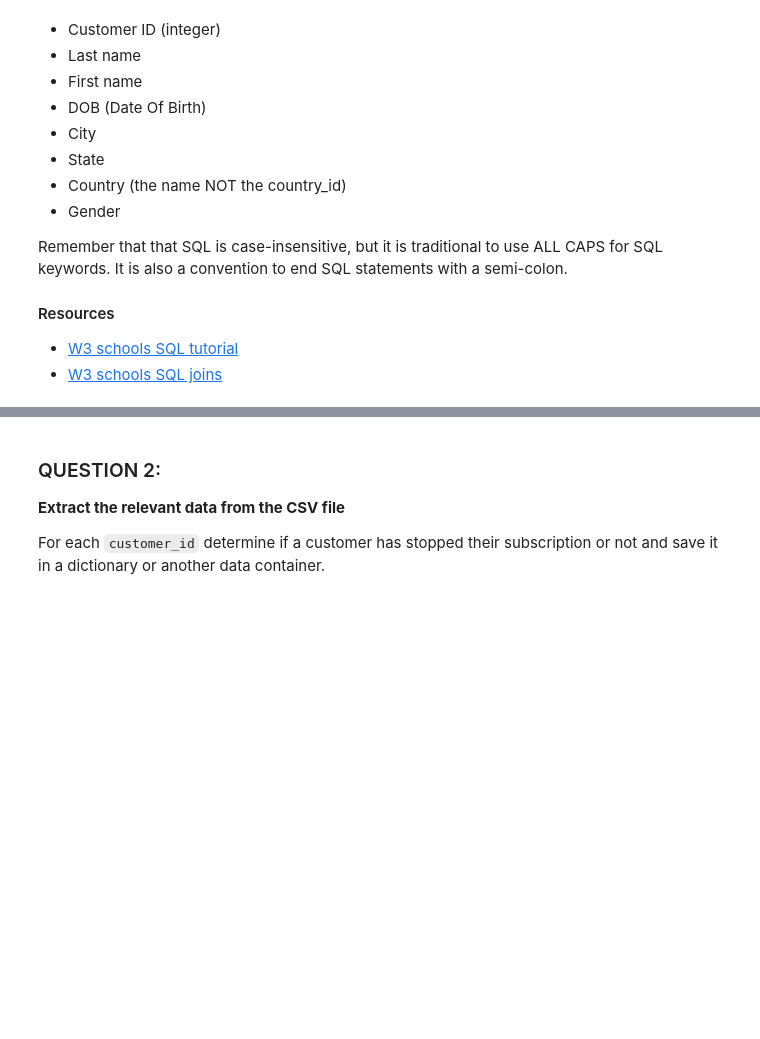
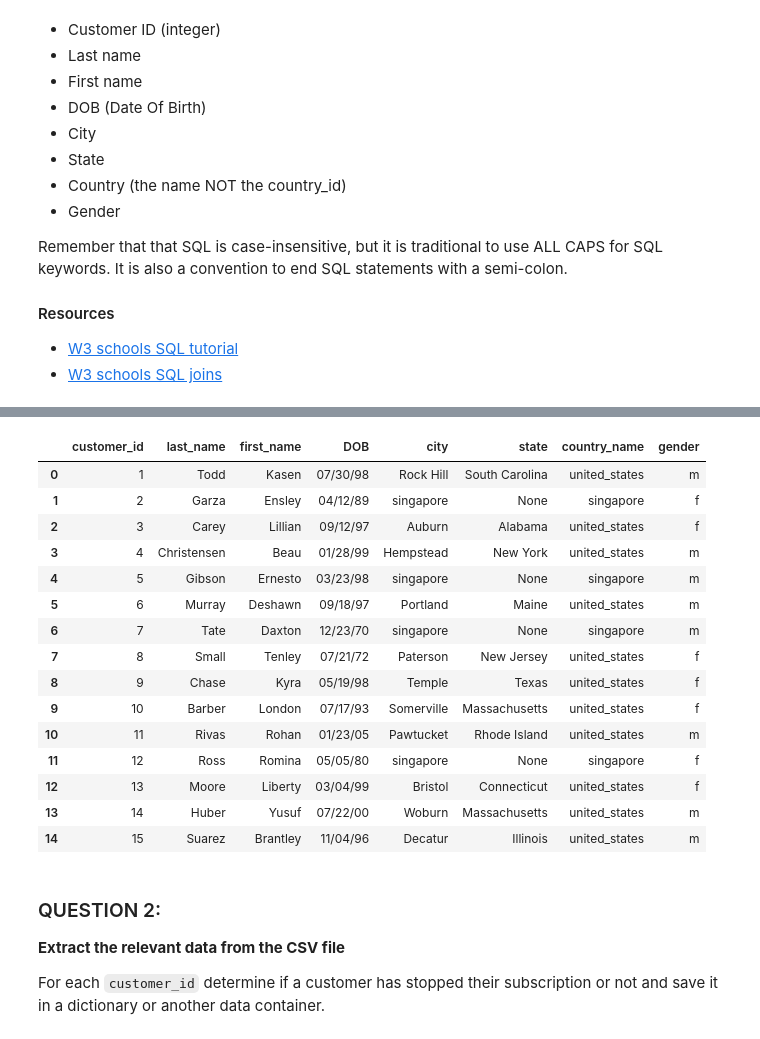
Before and after one commit to lvallejomendez/coursera-ibm_ai_enterprise_workflow, a Jupyter notebook: m1-u6-case-study.ipynb, the cells around one changed output, grey strips where cells are left out. Saved outputs shown, nothing was run; the diff lists cells and outputs as text; code cells hidden in the pictures; blank space fills up the shorter version.

Commit message:
notebook updated
notebook with changes in the first three questions.

```diff
--- a/m1-u6-case-study.ipynb
+++ b/m1-u6-case-study.ipynb
@@ -140,3 +163,33 @@ Remember that that SQL is case-insensitive, but it is traditional to use ALL CAP
+# %%
+## YOUR CODE HERE
+
+# the query to DataFrame
+
+customer_df = conn.execute('SELECT customer_id, last_name, first_name, DOB, city, state, country_name, gender \
+FROM CUSTOMER \
+INNER JOIN COUNTRY ON CUSTOMER.country_id = COUNTRY.country_id;')
+
+headers = ['customer_id', 'last_name', 'first_name', 'DOB', 'city', 'state', 'country_name', 'gender']
+
+customer_df = pd.DataFrame(customer_df, columns=headers)
+customer_df.head(15)
+# %% [output]
+|  | customer_id | last_name | first_name | DOB | city | state | country_name | gender |
+| 0 | 1 | Todd | Kasen | 07/30/98 | Rock Hill | South Carolina | united_states | m |
+| 1 | 2 | Garza | Ensley | 04/12/89 | singapore | None | singapore | f |
+| 2 | 3 | Carey | Lillian | 09/12/97 | Auburn | Alabama | united_states | f |
+| 3 | 4 | Christensen | Beau | 01/28/99 | Hempstead | New York | united_states | m |
+| 4 | 5 | Gibson | Ernesto | 03/23/98 | singapore | None | singapore | m |
+| 5 | 6 | Murray | Deshawn | 09/18/97 | Portland | Maine | united_states | m |
+| 6 | 7 | Tate | Daxton | 12/23/70 | singapore | None | singapore | m |
+| 7 | 8 | Small | Tenley | 07/21/72 | Paterson | New Jersey | united_states | f |
+| 8 | 9 | Chase | Kyra | 05/19/98 | Temple | Texas | united_states | f |
+| 9 | 10 | Barber | London | 07/17/93 | Somerville | Massachusetts | united_states | f |
+| 10 | 11 | Rivas | Rohan | 01/23/05 | Pawtucket | Rhode Island | united_states | m |
+| 11 | 12 | Ross | Romina | 05/05/80 | singapore | None | singapore | f |
+| 12 | 13 | Moore | Liberty | 03/04/99 | Bristol | Connecticut | united_states | f |
+| 13 | 14 | Huber | Yusuf | 07/22/00 | Woburn | Massachusetts | united_states | m |
+| 14 | 15 | Suarez | Brantley | 11/04/96 | Decatur | Illinois | united_states | m |
 # %% [markdown]
 ### QUESTION 2:
 
```
Also changed, not shown: parts of 18 cells of this notebook.
